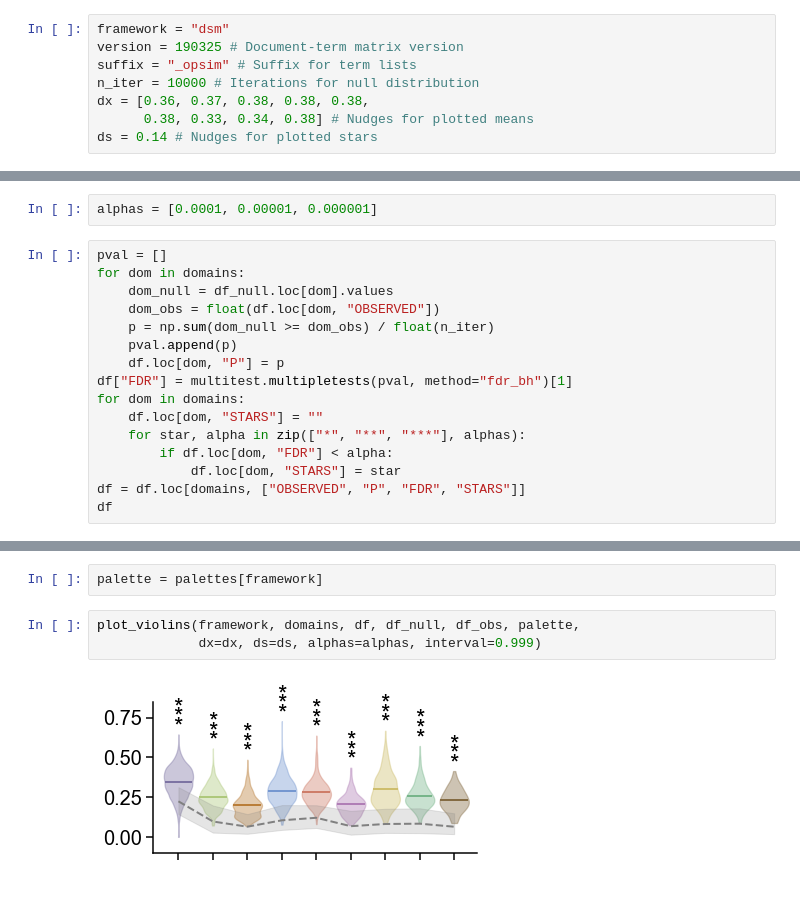
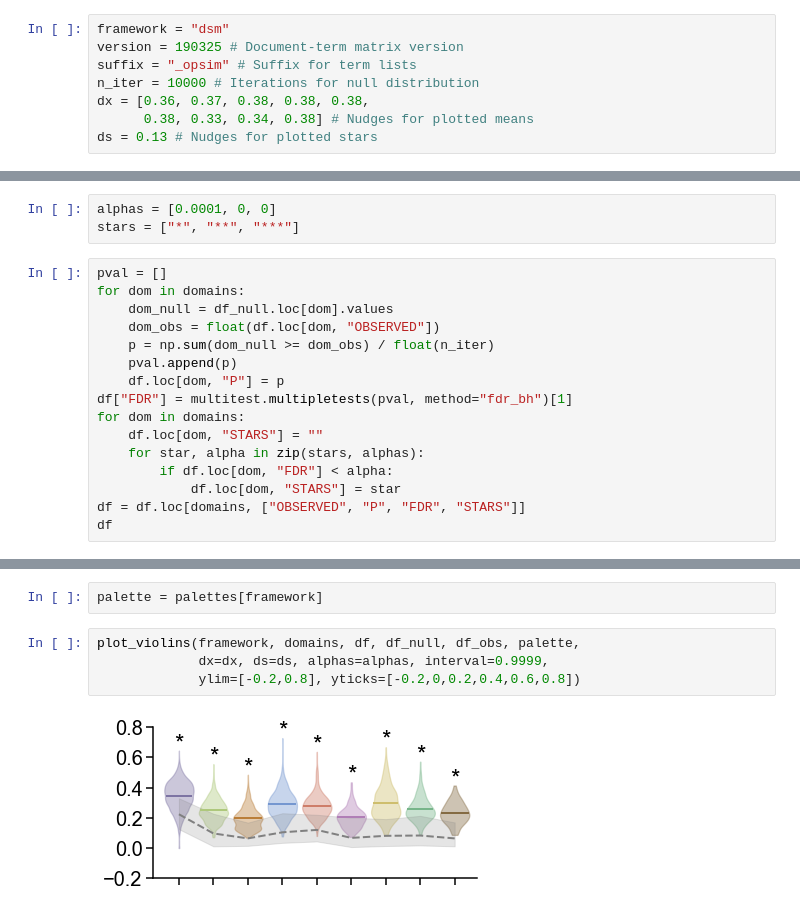
Before and after one commit to ehbeam/neuro-knowledge-engine, a Jupyter notebook: archetype/arche_dsm.ipynb, the cells around one changed output, grey strips where cells are left out. Saved outputs shown, nothing was run; the diff lists cells and outputs as text.

```diff
--- a/archetype/arche_dsm.ipynb
+++ b/archetype/arche_dsm.ipynb
@@ -15,7 +15,7 @@ suffix = "_opsim" # Suffix for term lists
 n_iter = 10000 # Iterations for null distribution
 dx = [0.36, 0.37, 0.38, 0.38, 0.38,
       0.38, 0.33, 0.34, 0.38] # Nudges for plotted means
-ds = 0.14 # Nudges for plotted stars
+ds = 0.13 # Nudges for plotted stars
 # %% [markdown]
 ## Brain activation coordinates
 # %%
@@ -139,7 +139,8 @@ else:
 # %%
 from statsmodels.stats import multitest
 # %%
-alphas = [0.0001, 0.00001, 0.000001]
+alphas = [0.0001, 0, 0]
+stars = ["*", "**", "***"]
 # %%
 pval = []
 for dom in domains:
@@ -151,7 +152,7 @@ for dom in domains:
 df["FDR"] = multitest.multipletests(pval, method="fdr_bh")[1]
 for dom in domains:
     df.loc[dom, "STARS"] = ""
-    for star, alpha in zip(["*", "**", "***"], alphas):
+    for star, alpha in zip(stars, alphas):
         if df.loc[dom, "FDR"] < alpha:
             df.loc[dom, "STARS"] = star
 df = df.loc[domains, ["OBSERVED", "P", "FDR", "STARS"]]
@@ -175,6 +176,7 @@ df
 palette = palettes[framework]
 # %%
 plot_violins(framework, domains, df, df_null, df_obs, palette,
-             dx=dx, ds=ds, alphas=alphas, interval=0.999)
+             dx=dx, ds=ds, alphas=alphas, interval=0.9999,
+             ylim=[-0.2,0.8], yticks=[-0.2,0,0.2,0.4,0.6,0.8])
 # %% [output]
-[figure, old version]
+[figure, new version]
```
Also changed, not shown: parts of 1 cell of this notebook, 14 other files.
